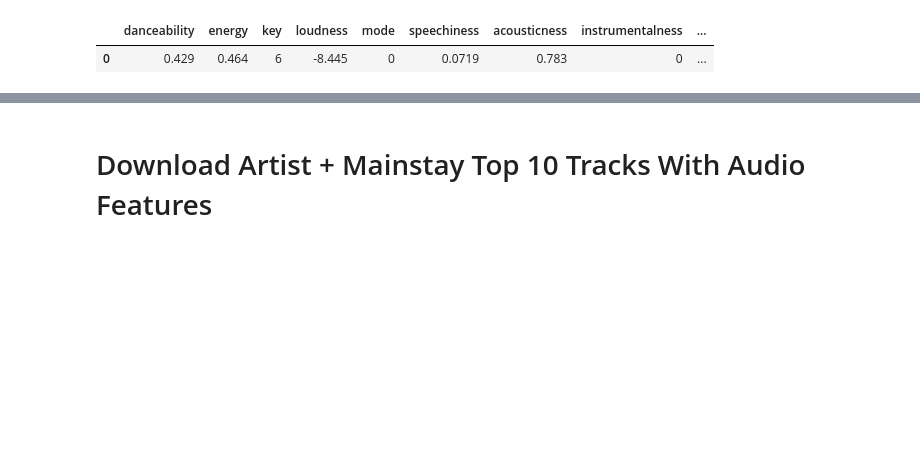
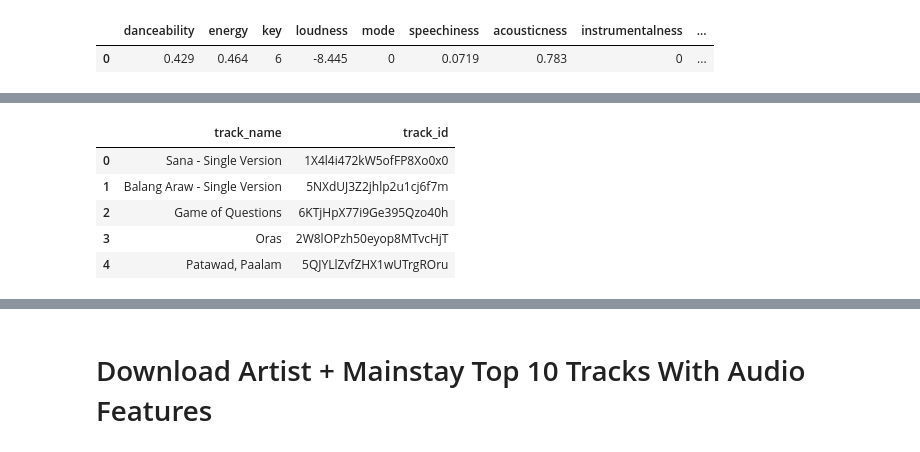
Before and after one commit to ejmasuncion/DSF10-Sprint2-Grp2, a Jupyter notebook: !Client_Discographies.ipynb, the cells around one changed output, grey strips where cells are left out. Cells and saved outputs as stored; diff of their text form; code cells hidden in the pictures; blank space fills up the shorter version.

```diff
--- a/!Client_Discographies.ipynb
+++ b/!Client_Discographies.ipynb
@@ -168,0 +195,10 @@ get_track_data('0HAG6nIiEKd75yGpovuSJQ')
+# %%
+df_zoo=pd.DataFrame(zoo_tracks, columns = ['track_name', 'track_id'])
+df_zoo.head()
+# %% [output]
+|  | track_name | track_id |
+| 0 | Sana - Single Version | 1X4l4i472kW5ofFP8Xo0x0 |
+| 1 | Balang Araw - Single Version | 5NXdUJ3Z2jhlp2u1cj6f7m |
+| 2 | Game of Questions | 6KTjHpX77i9Ge395Qzo40h |
+| 3 | Oras | 2W8lOPzh50eyop8MTvcHjT |
+| 4 | Patawad, Paalam | 5QJYLlZvfZHX1wUTrgROru |
```
Also changed, not shown: parts of 6 cells of this notebook, 3 other files.
